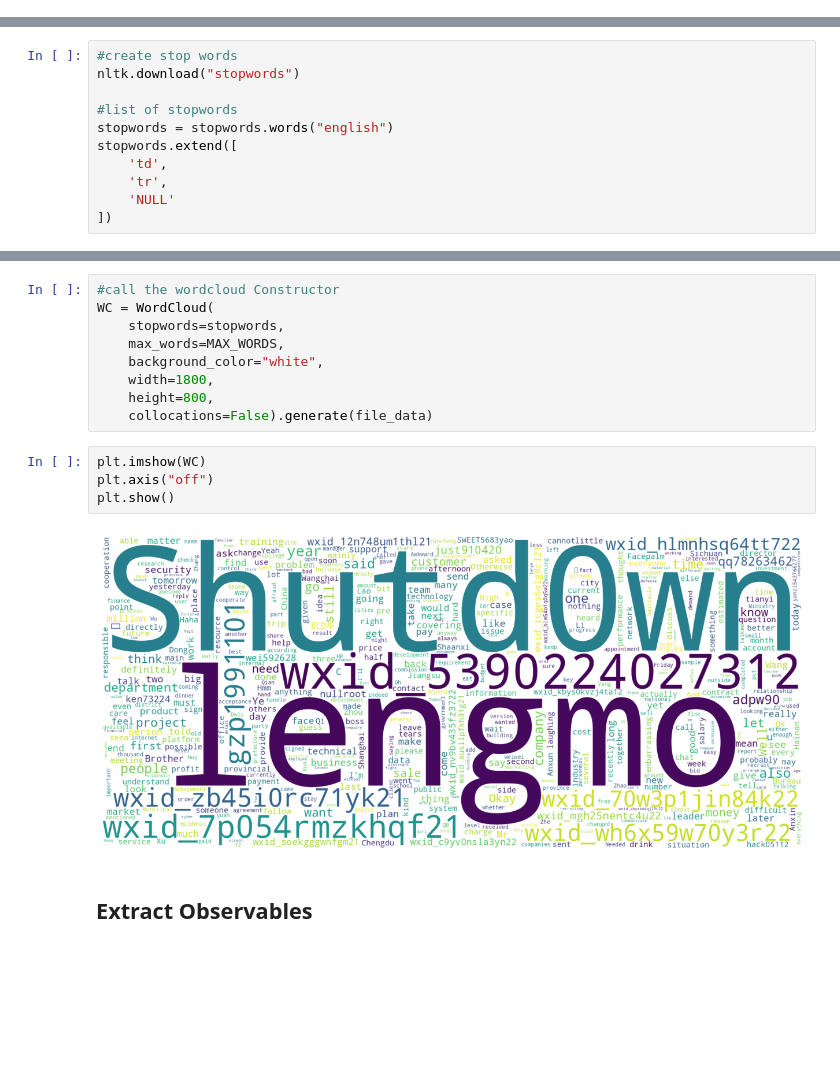
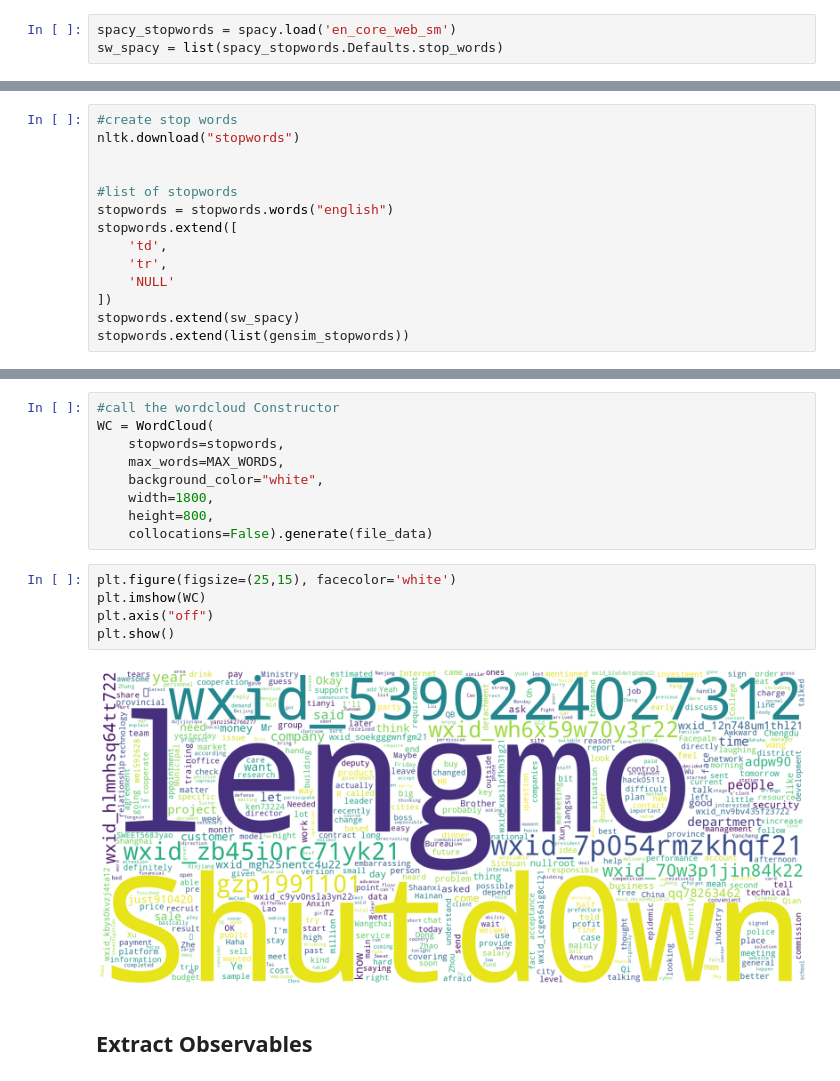
Before and after one commit to gbikram/Jupyter-Threat-Intel, a Jupyter notebook: iSoon_Leak/isoon_word_cloud.ipynb, the cells around one changed output, grey strips where cells are left out. Drawn from its saved outputs; the diff is of its cells as text; blank space fills up the shorter version.

Commit message:
Add more stopwords

```diff
--- a/iSoon_Leak/isoon_word_cloud.ipynb
+++ b/iSoon_Leak/isoon_word_cloud.ipynb
@@ -25,3 +28,6 @@ file_data
 'nullroot\nwei592628\nI am null_whoami\nnullroot\nwei592628\nMr. Wei, where is it probably? \nnullroot\nwei592628\nTwitter has been under investigation for some time and has been under surveillance\nw ...
 # %% [markdown]
 ### Setup Stopwords and Generate Wordcloud
+# %%
+spacy_stopwords = spacy.load('en_core_web_sm')
+sw_spacy = list(spacy_stopwords.Defaults.stop_words)
@@ -28,6 +36,7 @@ file_data
 # %%
 #create stop words
 nltk.download("stopwords")
+
 
 #list of stopwords
 stopwords = stopwords.words("english")
@@ -36,6 +45,8 @@ stopwords.extend([
     'tr',
     'NULL'
 ])
+stopwords.extend(sw_spacy)
+stopwords.extend(list(gensim_stopwords))
 # %% [output]
 [nltk_data] Downloading package stopwords to /home/bikram-
 [nltk_data]     xps/nltk_data...
@@ -52,11 +63,12 @@ WC = WordCloud(
     height=800,
     collocations=False).generate(file_data)
 # %%
+plt.figure(figsize=(25,15), facecolor='white')
 plt.imshow(WC)
 plt.axis("off")
 plt.show()
 # %% [output]
-[figure, old version]
+[figure, new version]
 # %% [markdown]
 ## Extract Observables
 # %%
```
Also changed, not shown: parts of 2 cells of this notebook.
